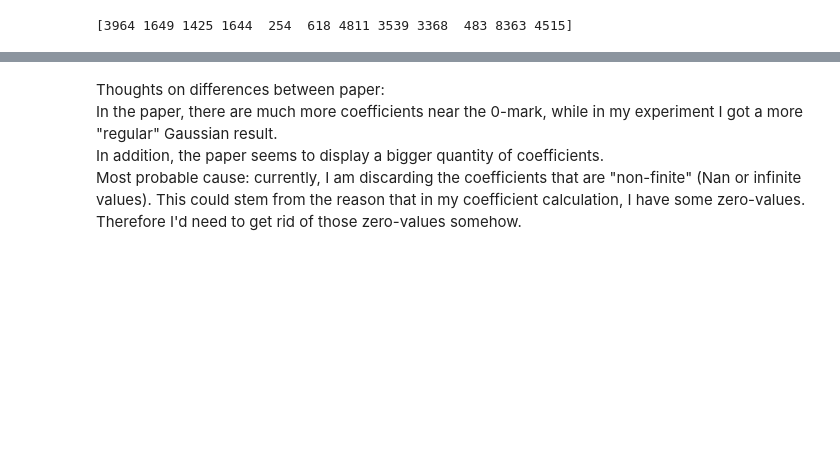
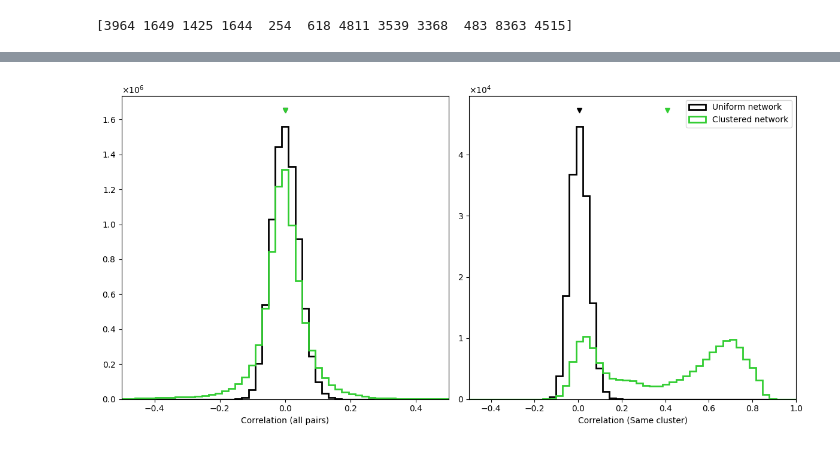
Before and after one commit to arjunpur/clustered-networks, a Jupyter notebook: base_model.ipynb, the cells around one changed output, grey strips where cells are left out. Cells and saved outputs as stored; diff of their text form; code cells hidden in the pictures; blank space fills up the shorter version.

Commit message:
Correlation plots kinda ready

```diff
--- a/base_model.ipynb
+++ b/base_model.ipynb
@@ -648,20 +674,17 @@ Trial: 8
+# %%
+#Clustered network
+
+#Runs for approx 100 minutes for 12*9 trials, N_E=4000 and N_I=1000
+params = ModelParams(N_E=4000, N_I=1000, seed=seed)
+cluster_params = ClusterParams(enabled=True, R_ee=2.5)
+run_corr_experiments(seeds, n_trials, params, cluster_params, window, overlap, timerange, path_str="saved_runs/clustered_")
 # %%
 #Now loads in the saved files and computes the mean covariance/variance
-tot_cov = []
-tot_var = []
-for seed in seeds:
-    for trial in range(n_trials):
-        data = np.load(f"{seed}_{trial}.npz")
-        cov_matrix = data["a"]
-        row_vars = data["b"]
-
-        if len(tot_cov) == 0: tot_cov = cov_matrix
-        else: tot_cov += cov_matrix
-
-        if len(tot_var) == 0: tot_var = row_vars
-        else: tot_var += row_vars
-
-mean_cov = tot_cov / total_trials
-mean_var = tot_var / total_trials
+mean_cov_uniform, mean_var_uniform = load_and_mean(seeds, n_trials, "saved_runs/")
+mean_cov_clustered, mean_var_clustered = load_and_mean(seeds, n_trials, "saved_runs/clustered_")
 # %%
-coeffs = calc_coeffs(mean_cov, mean_var, params)
+uniform_coeffs = calc_coeffs(mean_cov_uniform, mean_var_uniform, params)
+uniform_same_cluster_coeffs = calc_cluster_coeffs(mean_cov_uniform, mean_var_uniform, params, cluster_params)
+
+clustered_coeffs = calc_coeffs(mean_cov_clustered, mean_var_clustered, params)
+clustered_same_cluster_coeffs = calc_cluster_coeffs(mean_cov_clustered, mean_var_clustered, params, cluster_params)
@@ -699,5 +691,15 @@ plt.show()
-# %% [markdown]
-Thoughts on differences between paper: <br>
-In the paper, there are much more coefficients near the 0-mark, while in my experiment I got a more "regular" Gaussian result. <br>
-In addition, the paper seems to display a bigger quantity of coefficients. <br>
-Most probable cause: currently, I am discarding the coefficients that are "non-finite" (Nan or infinite values). This could stem from the reason that in my coefficient calculation, I have some zero-values. Therefore I'd need to get rid of those zero-values somehow.
+# %%
+#plot step histogram
+fig, axes = plt.subplots(1, 2, figsize=(12, 6))
+
+bins1 = np.linspace(-0.5, 0.5, 50)
+plot_corr_experiments(axes[0], bins1, uniform_coeffs, clustered_coeffs, 6, "Correlation (all pairs)")
+
+bins2 = np.linspace(-0.5, 1, 50)
+plot_corr_experiments(axes[1], bins2, uniform_same_cluster_coeffs, clustered_same_cluster_coeffs, 4, "Correlation (Same cluster)")
+
+plt.legend()
+plt.tight_layout()
+plt.show()
+# %% [output]
+[figure, added]
```
Also changed, not shown: parts of 5 cells of this notebook.
